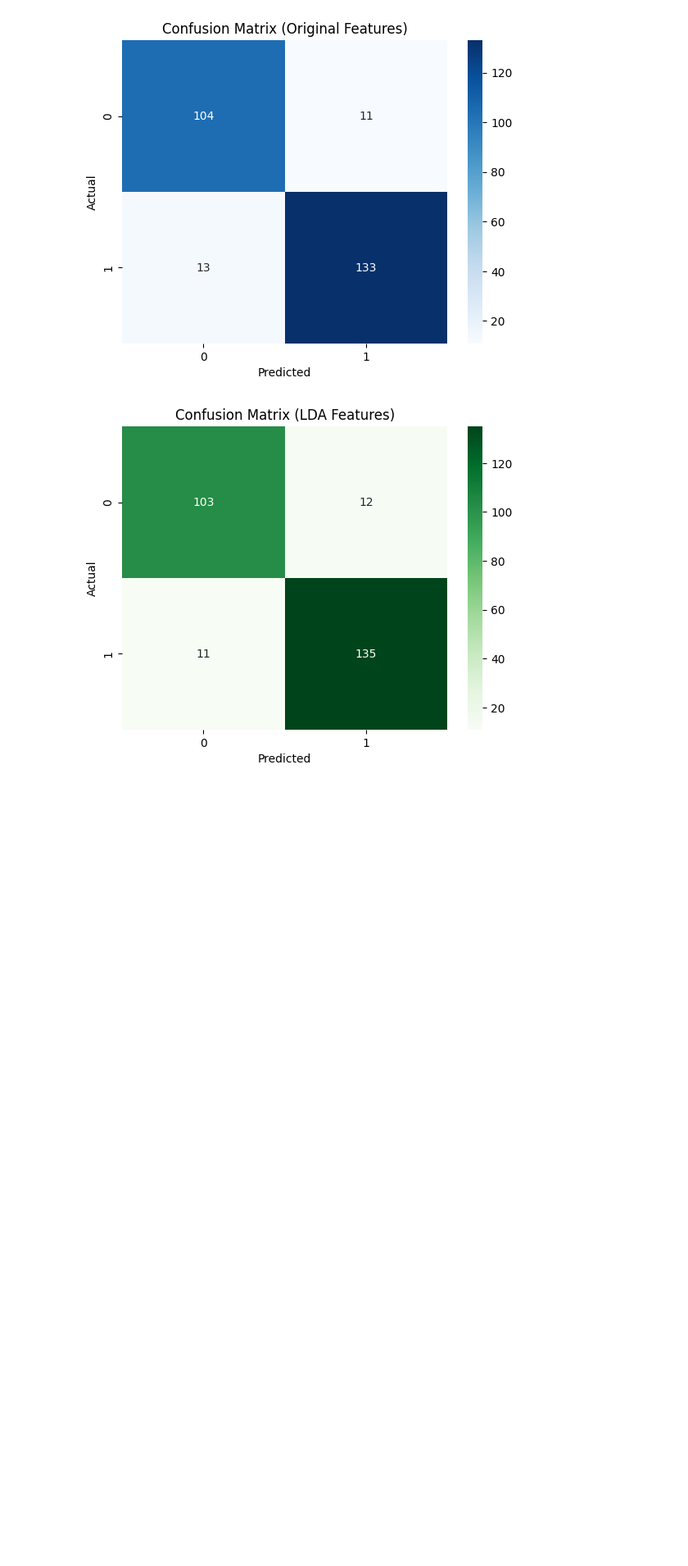
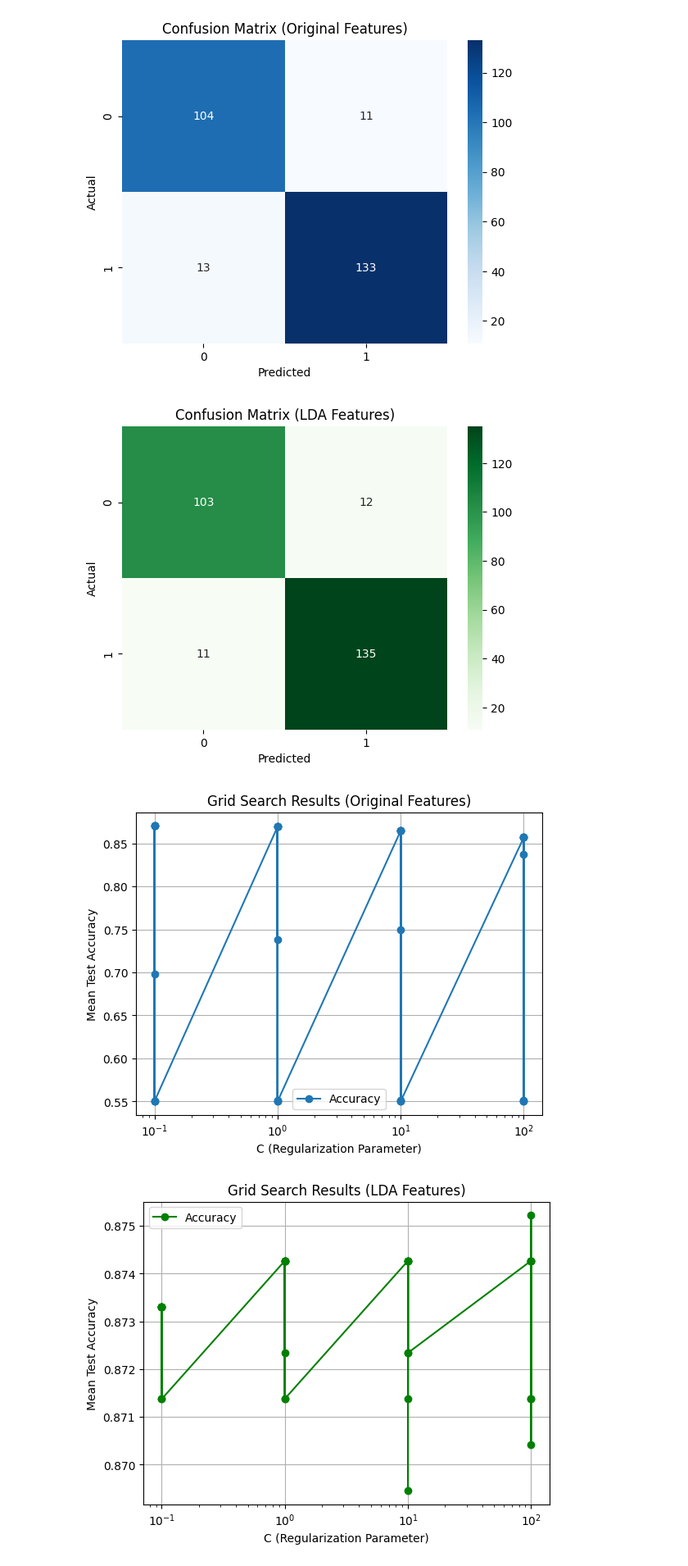
Before and after one commit to ml-cvd-prediction/ml-cvd-prediction.github.io, a Jupyter notebook: src/Supervisedlearningtuningsvm.ipynb, the cells around one changed output. Shown: that part at 82% size. Saved outputs shown, nothing was run; the diff lists cells and outputs as text; code cells hidden in the pictures; blank space fills up the shorter version.

```diff
--- a/src/Supervisedlearningtuningsvm.ipynb
+++ b/src/Supervisedlearningtuningsvm.ipynb
@@ -109,3 +109,28 @@ plt.ylabel("Actual")
 plt.show()
 # %% [output]
 [figure]
+# %%
+# Visualize Grid Search Results for Original Features
+results = pd.DataFrame(grid_search_original.cv_results_)
+plt.plot(results['param_C'], results['mean_test_score'], label='Accuracy', marker='o')
+plt.xlabel('C (Regularization Parameter)')
+plt.ylabel('Mean Test Accuracy')
+plt.title('Grid Search Results (Original Features)')
+plt.xscale('log')
+plt.grid()
+plt.legend()
+plt.show()
+
+# Visualize Grid Search Results for LDA Features
+results_lda = pd.DataFrame(grid_search_lda.cv_results_)
+plt.plot(results_lda['param_C'], results_lda['mean_test_score'], label='Accuracy', marker='o', color='green')
+plt.xlabel('C (Regularization Parameter)')
+plt.ylabel('Mean Test Accuracy')
+plt.title('Grid Search Results (LDA Features)')
+plt.xscale('log')
+plt.grid()
+plt.legend()
+plt.show()
+# %% [output]
+[figure, added]
+[figure, added]
```
Also changed, not shown: parts of 3 cells of this notebook.
